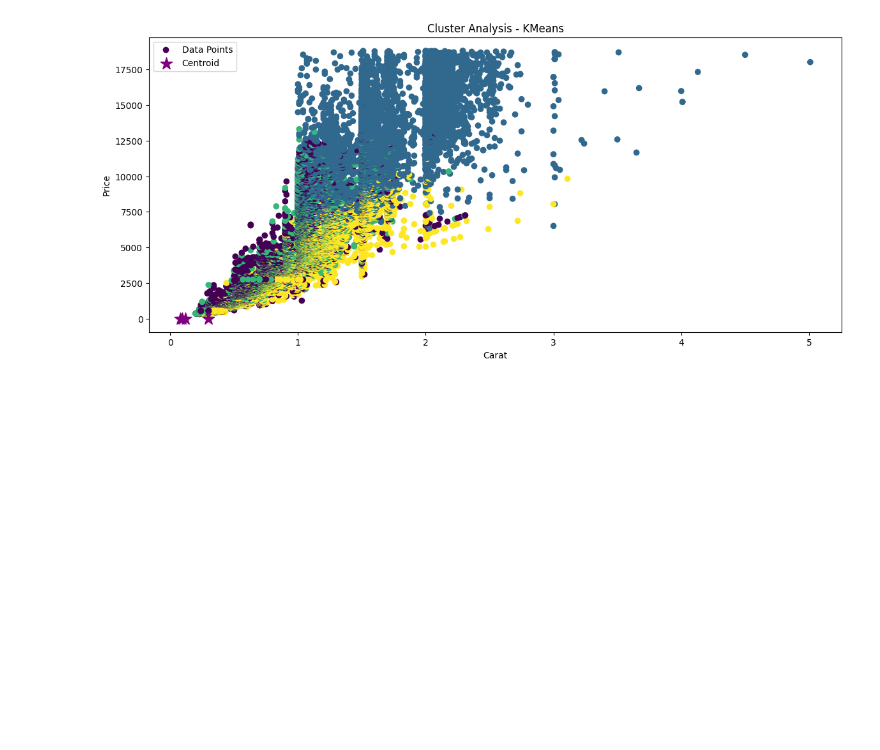
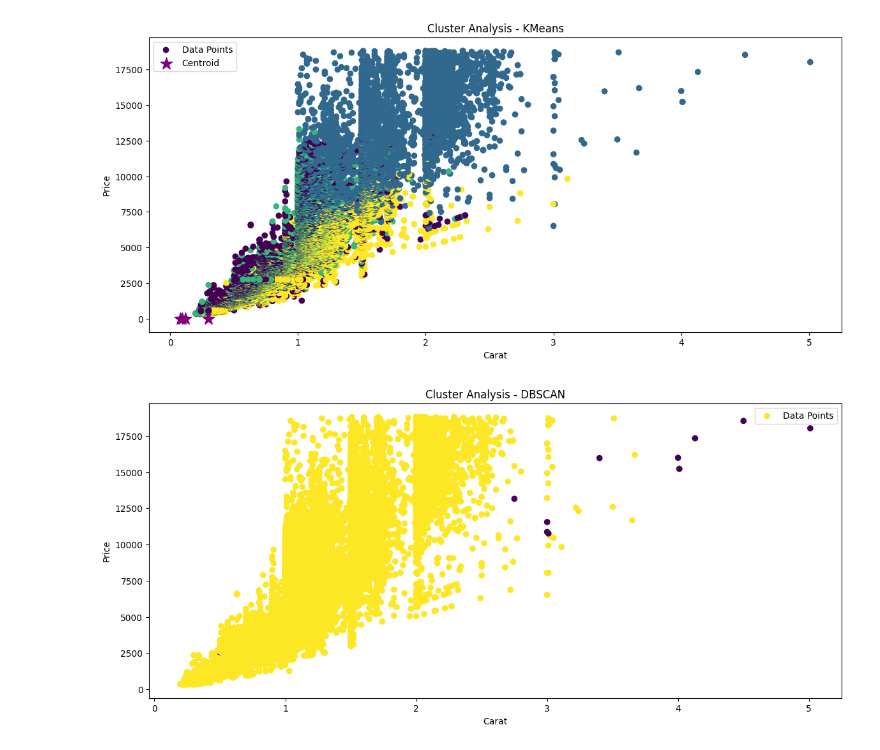
Before and after one commit to y-xing01/DAV_CA1, a Jupyter notebook: diamonds.ipynb, the cells around one changed output. Cells and saved outputs as stored; diff of their text form; code cells hidden in the pictures; blank space fills up the shorter version.

Commit message:
:sparkles: Implement Cluster Analysis with DBSca

```diff
--- a/diamonds.ipynb
+++ b/diamonds.ipynb
@@ -869,3 +869,25 @@ plt.legend()
 plt.show()
 # %% [output]
 [figure]
+# %%
+from sklearn.cluster import DBSCAN
+
+# Instantiate DBSCAN
+dbscan = DBSCAN(eps=0.3, min_samples=10)
+
+# Fit and predict clusters
+y_predicted = dbscan.fit_predict(X_scaled)
+
+# Assign cluster labels to data
+data['cluster'] = y_predicted
+
+# Plot clusters
+plt.scatter(data.carat, data.price, c=data.cluster, cmap='viridis', label='Data Points')
+
+plt.xlabel('Carat')
+plt.ylabel('Price')
+plt.title('Cluster Analysis - DBSCAN')
+plt.legend()
+plt.show()
+# %% [output]
+[figure, added]
```
